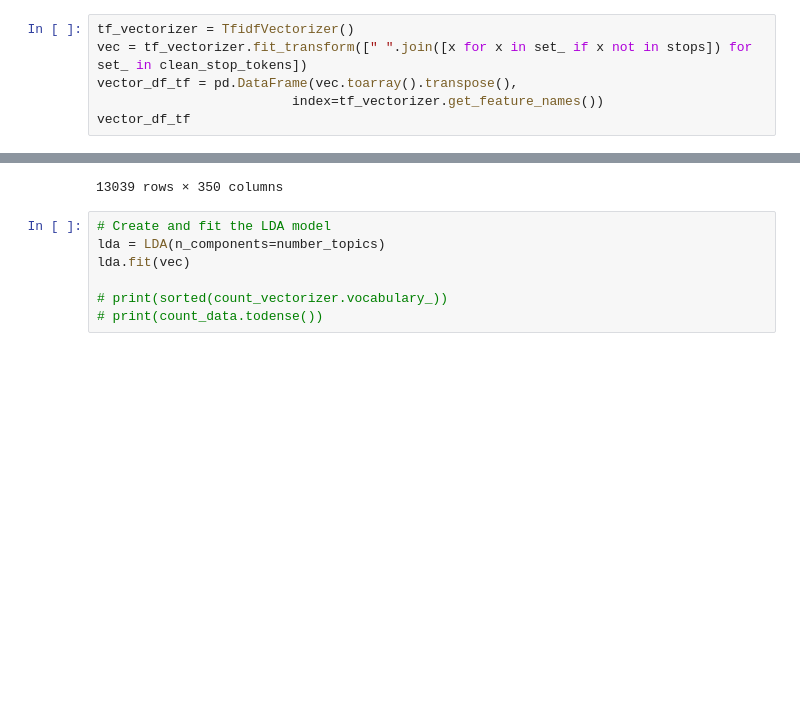
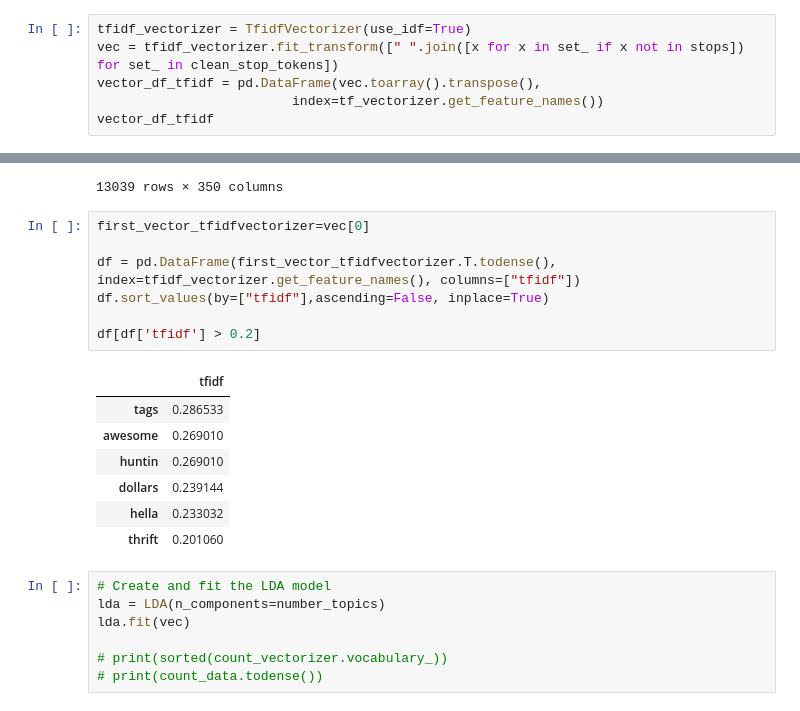
Before and after one commit to boogiedev/HITMAKA-3000, a Jupyter notebook: nlp.ipynb, the cells around one changed output, grey strips where cells are left out. Saved outputs shown, nothing was run; the diff lists cells and outputs as text; blank space fills up the shorter version.

```diff
--- a/nlp.ipynb
+++ b/nlp.ipynb
@@ -585,11 +594,11 @@ wordcloud.to_image()
 # %% [markdown]
 # TF-IDF Post Cleaning
 # %%
-tf_vectorizer = TfidfVectorizer()
-vec = tf_vectorizer.fit_transform([" ".join([x for x in set_ if x not in stops]) for set_ in clean_stop_tokens])
-vector_df_tf = pd.DataFrame(vec.toarray().transpose(),
+tfidf_vectorizer = TfidfVectorizer(use_idf=True)
+vec = tfidf_vectorizer.fit_transform([" ".join([x for x in set_ if x not in stops]) for set_ in clean_stop_tokens])
+vector_df_tfidf = pd.DataFrame(vec.toarray().transpose(),
                          index=tf_vectorizer.get_feature_names())
-vector_df_tf
+vector_df_tfidf
 # %% [output]
 |  | 0 | 1 | 2 | 3 | 4 | 5 | 6 | 7 | 8 | 9 | ... | ... |
 | 00000 | 0.0 | 0.0 | 0.0 | 0.0 | 0.0 | 0.0 | 0.0 | 0.0 | 0.0 | 0.0 | ... | ... |
@@ -604,6 +613,21 @@ vector_df_tf
 | zuehlsdofrff | 0.0 | 0.0 | 0.0 | 0.0 | 0.0 | 0.0 | 0.0 | 0.0 | 0.0 | 0.0 | ... | ... |
 | zwalk | 0.0 | 0.0 | 0.0 | 0.0 | 0.0 | 0.0 | 0.0 | 0.0 | 0.0 | 0.0 | ... | ... |
 13039 rows × 350 columns
+# %%
+first_vector_tfidfvectorizer=vec[0]
+
+df = pd.DataFrame(first_vector_tfidfvectorizer.T.todense(), index=tfidf_vectorizer.get_feature_names(), columns=["tfidf"])
+df.sort_values(by=["tfidf"],ascending=False, inplace=True)
+
+df[df['tfidf'] > 0.2]
+# %% [output]
+|  | tfidf |
+| tags | 0.286533 |
+| awesome | 0.269010 |
+| huntin | 0.269010 |
+| dollars | 0.239144 |
+| hella | 0.233032 |
+| thrift | 0.201060 |
 # %%
 # Create and fit the LDA model
 lda = LDA(n_components=number_topics)
```
Also changed, not shown: parts of 4 cells of this notebook, 5 other files.
